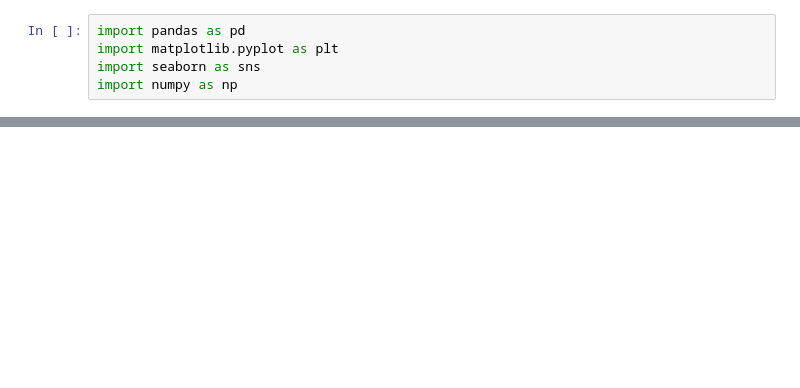
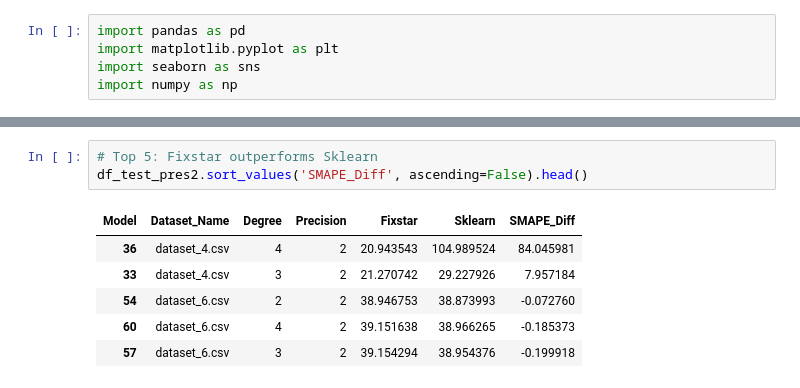
Before and after one commit to Shulhann/simulated-quantum-annealing-regression, a Jupyter notebook: insight.ipynb, the cells around one changed output, grey strips where cells are left out. Drawn from its saved outputs; the diff is of its cells as text; blank space fills up the shorter version.

```diff
--- a/insight.ipynb
+++ b/insight.ipynb
@@ -178,0 +100,10 @@ plt.show()
+# %%
+# Top 5: Fixstar outperforms Sklearn
+df_test_pres2.sort_values('SMAPE_Diff', ascending=False).head()
+# %% [output]
+| Model | Dataset_Name | Degree | Precision | Fixstar | Sklearn | SMAPE_Diff |
+| 36 | dataset_4.csv | 4 | 2 | 20.943543 | 104.989524 | 84.045981 |
+| 33 | dataset_4.csv | 3 | 2 | 21.270742 | 29.227926 | 7.957184 |
+| 54 | dataset_6.csv | 2 | 2 | 38.946753 | 38.873993 | -0.072760 |
+| 60 | dataset_6.csv | 4 | 2 | 39.151638 | 38.966265 | -0.185373 |
+| 57 | dataset_6.csv | 3 | 2 | 39.154294 | 38.954376 | -0.199918 |
```
Also changed, not shown: parts of 25 cells of this notebook, 4 other files.
